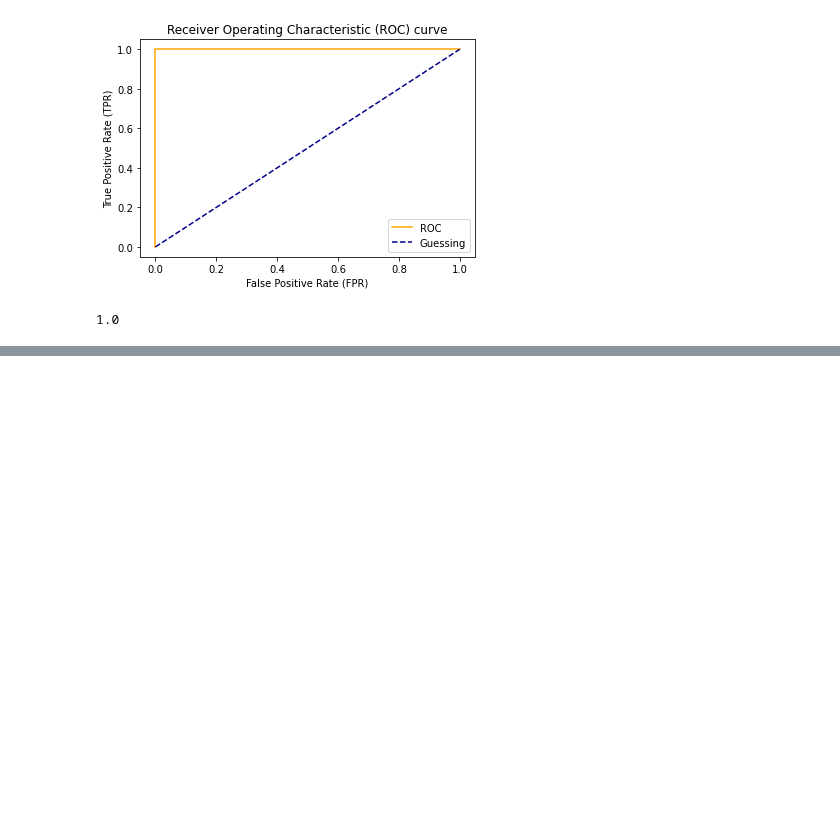
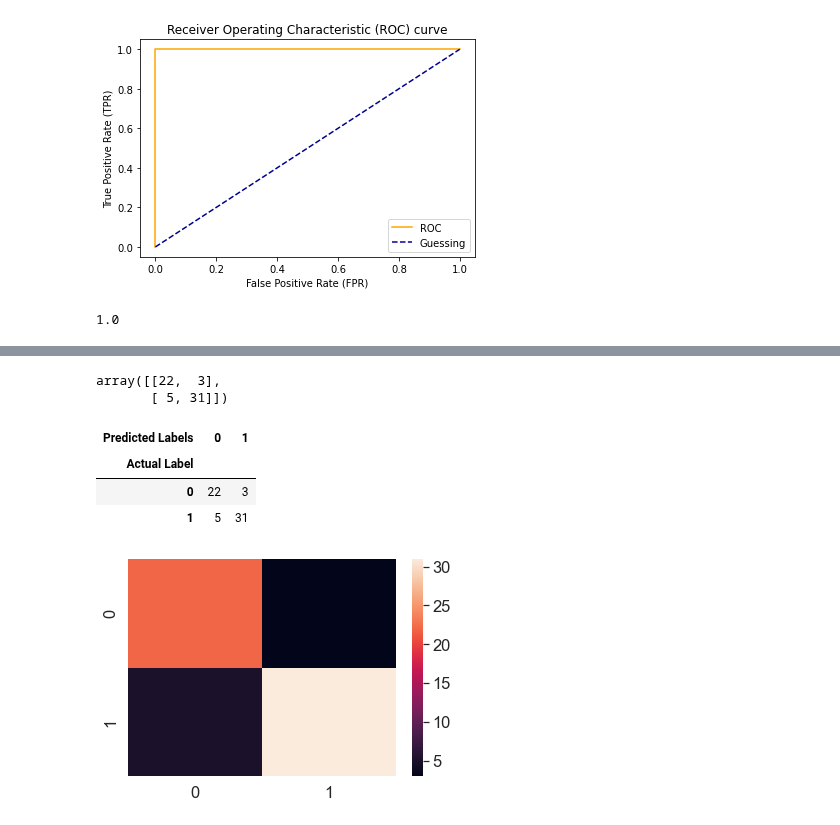
Before and after one commit to yashlad27/Machine_Learning_Data_Science, a Jupyter notebook: Scikit-Learn/Scikit_Learn_NB1.ipynb, the cells around one changed output, grey strips where cells are left out. Cells and saved outputs as stored; diff of their text form; code cells hidden in the pictures; blank space fills up the shorter version.

Commit message:
Scikit-Learn: Confusion Matrix

```diff
--- a/Scikit-Learn/Scikit_Learn_NB1.ipynb
+++ b/Scikit-Learn/Scikit_Learn_NB1.ipynb
@@ -886,0 +892,32 @@ roc_auc_score(y_test, y_test)
+# %%
+from sklearn.metrics import confusion_matrix
+
+y_preds = clf.predict(X_test)
+
+confusion_matrix(y_test, y_preds)
+# %% [output]
+array([[22,  3],
+       [ 5, 31]])
+# %%
+# visualise confusion matrix with pd.crosstab()
+
+pd.crosstab(y_test, y_preds, rownames=["Actual Label"], colnames=["Predicted Labels"])
+# %% [output]
+| Predicted Labels | 0 | 1 |
+| Actual Label |  |  |
+| 0 | 22 | 3 |
+| 1 | 5 | 31 |
+# %%
+# make our confusion matrix more visual seaborn heatmap
+import seaborn as sns
+
+# set the font scale
+sns.set(font_scale = 1.5)
+
+# create a confusion matrix:
+conf_mat = confusion_matrix(y_test, y_preds)
+
+# Plot it using seaborn
+sns.heatmap(conf_mat);
+# %% [output]
+[figure, added]
```
Also changed, not shown: parts of 2 cells of this notebook.
